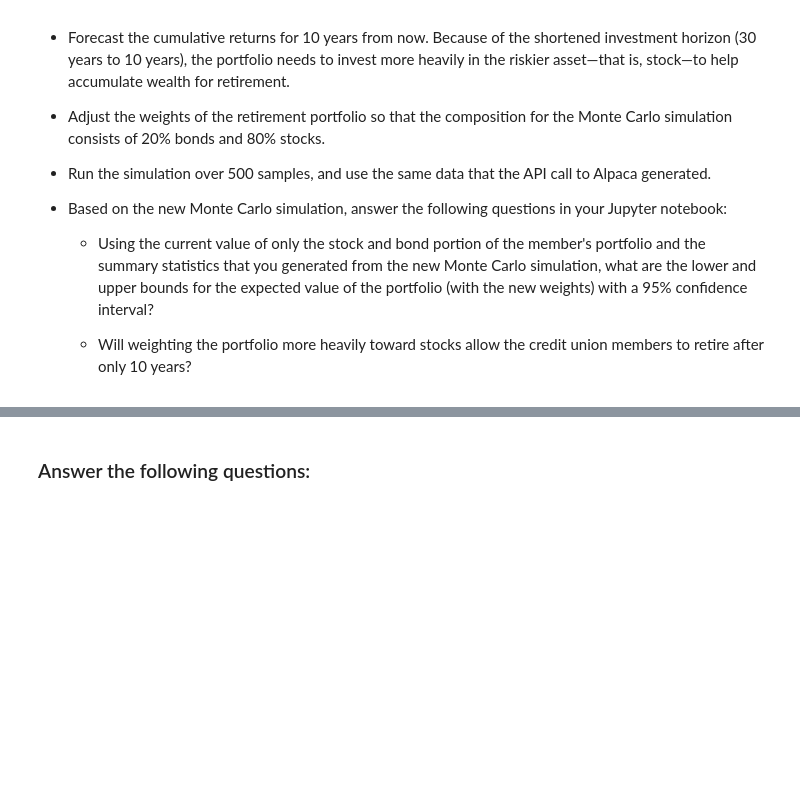
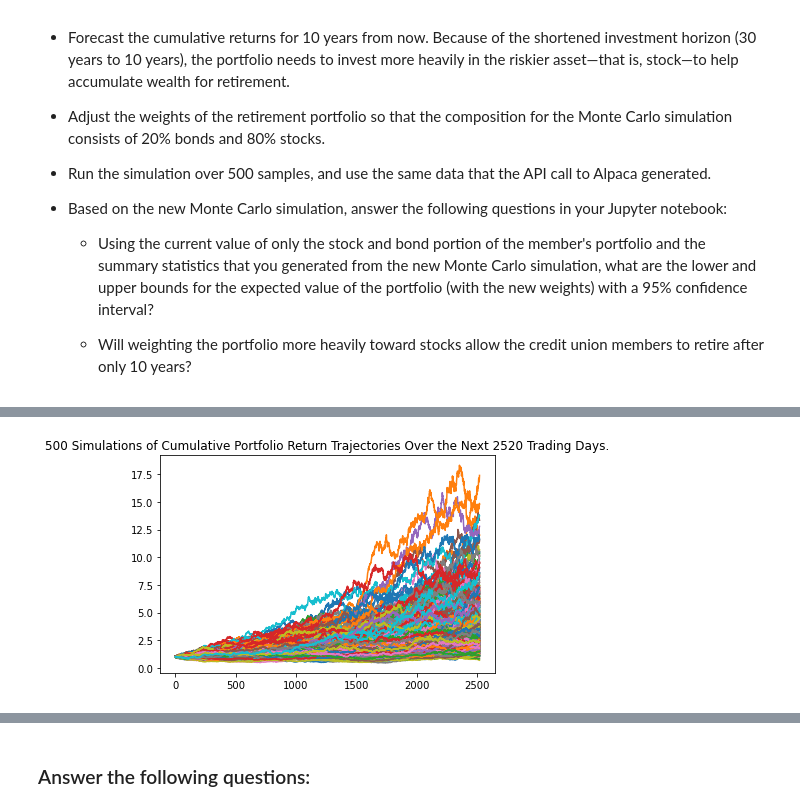
Before and after one commit to ellenicoleroberts/Financial_Planning_with_Monte_Carlo, a Jupyter notebook: financial_planning_tools.ipynb, the cells around one changed output, grey strips where cells are left out. Saved outputs shown, nothing was run; the diff lists cells and outputs as text; code cells hidden in the pictures; blank space fills up the shorter version.

```diff
--- a/financial_planning_tools.ipynb
+++ b/financial_planning_tools.ipynb
@@ -610,7 +641,11 @@ For this new Monte Carlo simulation, do the following:
 # Configure a Monte Carlo simulation to forecast 10 years cumulative returns
 # The weights should be split 20% to AGG and 80% to SPY.
 # Run 500 samples.
-# YOUR CODE HERE
+MC_sb_ten = MCSimulation(
+    portfolio_data = sb_prices,
+    weights = [.8, .2],
+    num_simulation = 500,
+    num_trading_days = 252*10)
 
 # Review the simulation input data
-# YOUR CODE HERE
+MC_sb_ten.portfolio_data.head()
@@ -620,7 +706,9 @@ For this new Monte Carlo simulation, do the following:
 # %%
 # Visualize the 10-year Monte Carlo simulation by creating an
 # overlay line plot
-# YOUR CODE HERE
+sb_line_plot = MC_sb_ten.plot_simulation()
+# %% [output]
+[figure, added]
 # %%
 # Visualize the probability distribution of the 10-year Monte Carlo simulation
 # by plotting a histogram
```
Also changed, not shown: parts of 13 cells of this notebook.
